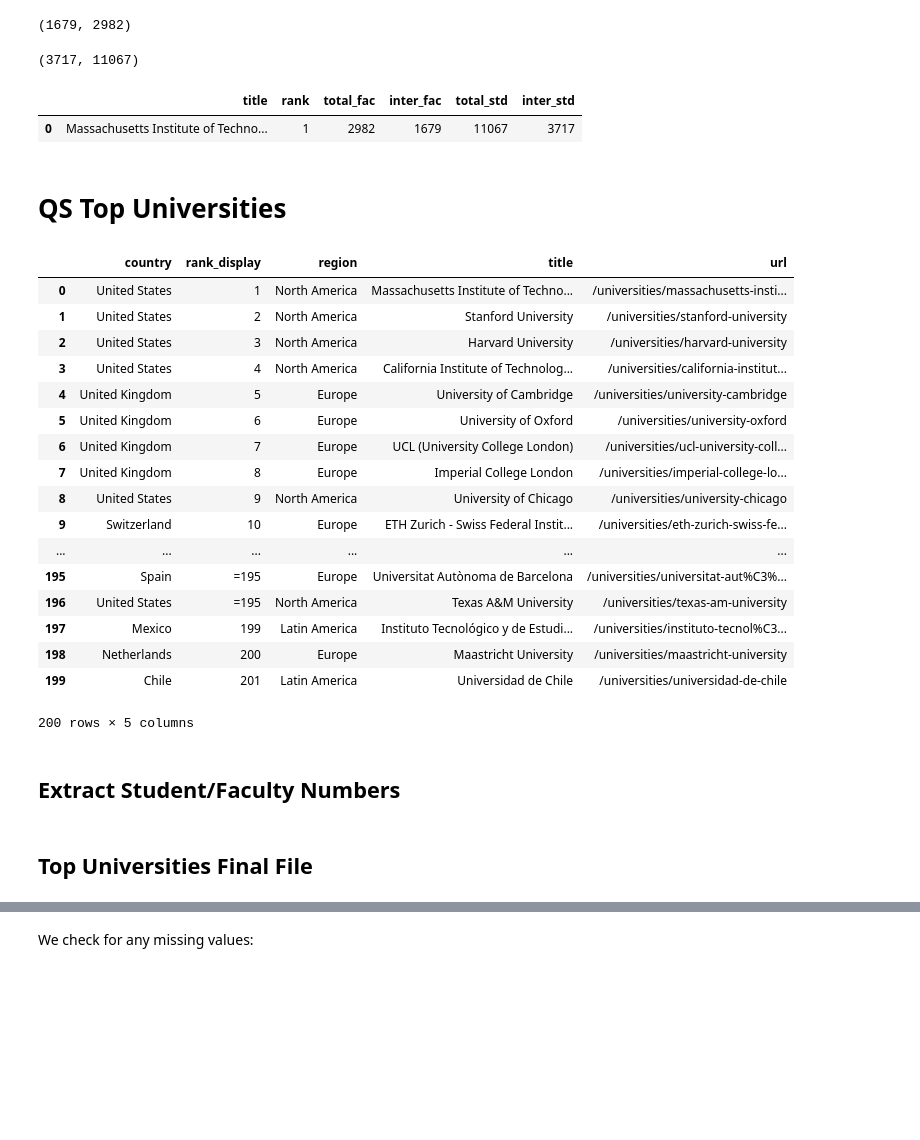
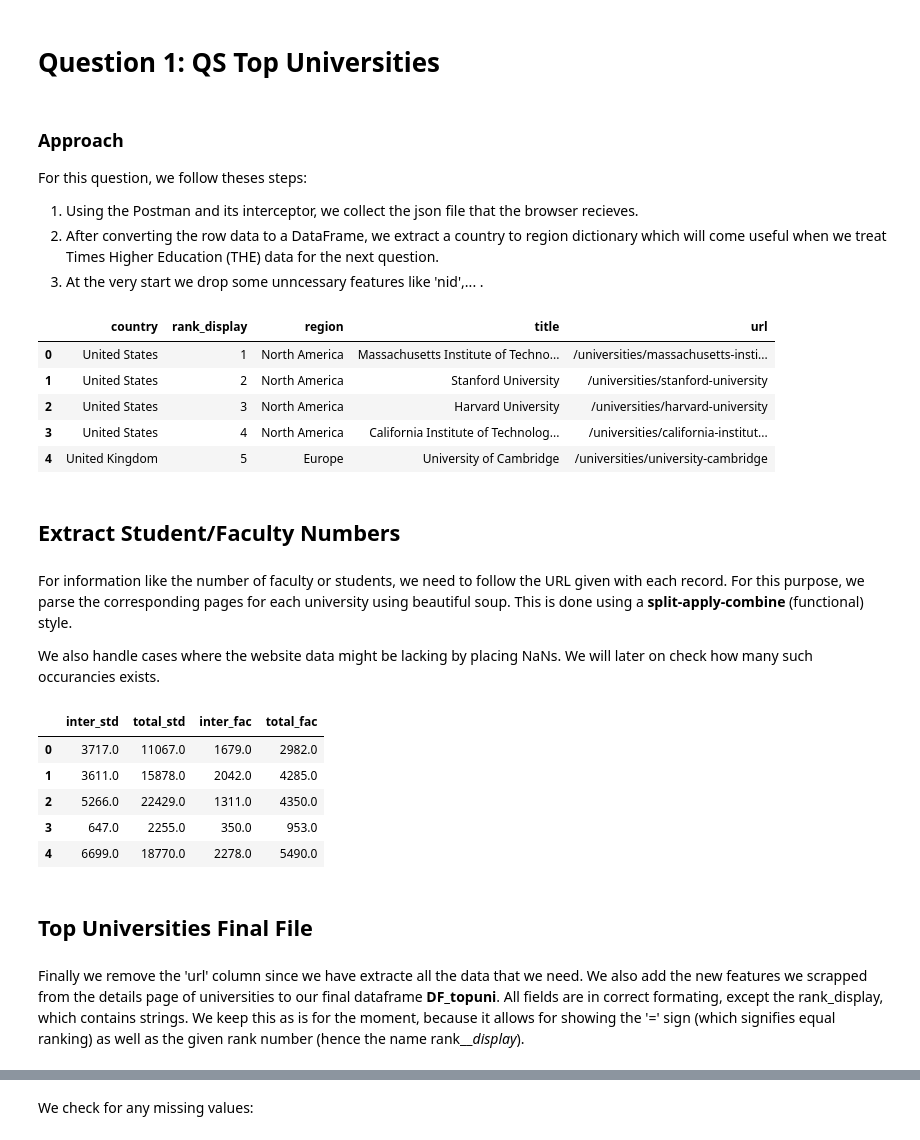
Before and after one commit to m-yaghini/ada17, a Jupyter notebook: homework2/Homework 2 - M.Y..ipynb, the cells around one changed output, grey strips where cells are left out. Drawn from its saved outputs; the diff is of its cells as text; code cells hidden in the pictures; blank space fills up the shorter version.

```diff
--- a/homework2/Homework 2 - M.Y..ipynb
+++ b/homework2/Homework 2 - M.Y..ipynb
@@ -111,41 +48,12 @@ scripts
-# %%
-# Extracting number of  total faculty memebrs
-total_fac_set = soup.find_all('div', 'total faculty')
-total_fac = int(total_fac_set[0].div.find_all('div', 'number')[0].get_text().strip().replace(',', ''))
-
-
-# Extracting number of  international faculty memebrs
-inter_fac_set = soup.find_all('div', 'inter faculty')
-inter_fac = int(inter_fac_set[0].div.find_all('div', 'number')[0].get_text().strip().replace(',', ''))
-
-
-inter_fac, total_fac
-# %% [output]
-(1679, 2982)
-# %%
-# Extracting number of  total students
-total_std_set = soup.find_all('div', 'total student')
-total_std = int(total_std_set[0].div.find_all('div', 'number')[0].get_text().strip().replace(',', ''))
-
-# Extracting number of international students
-inter_std_set = soup.find_all('div', 'total inter')
-inter_std = int(inter_std_set[0].div.find_all('div', 'number')[0].get_text().strip().replace(',', ''))
-
-
-inter_std, total_std
-# %% [output]
-(3717, 11067)
-# %%
-df = pd.DataFrame.from_records([{'title': title, 'rank': ranking,
-                   'total_fac' : total_fac, 'inter_fac' : inter_fac,
-                   'total_std' : total_std, 'inter_std' : inter_std }],
-                               columns=['title', 'rank', 'total_fac', 'inter_fac', 'total_std', 'inter_std'])
-df
-# %% [output]
-|  | title | rank | total_fac | inter_fac | total_std | inter_std |
-| 0 | Massachusetts Institute of Techno... | 1 | 2982 | 1679 | 11067 | 3717 |
 # %% [markdown]
-# QS Top Universities
+# Question 1: QS Top Universities
+# %% [markdown]
+### Approach
+
+For this question, we follow theses steps:
+1. Using the Postman and its interceptor, we collect the json file that the browser recieves.
+2. After converting the row data to a DataFrame, we extract a country to region dictionary which will come useful when we treat Times Higher Education (THE) data for the next question.
+3. At the very start we drop some unncessary features like 'nid',... .
 # %%
 NUMOF_UNIVERSITIES = 200
 # %%
@@ -153,36 +61,26 @@ r = requests.get('https://www.topuniversities.com/sites/default/files/qs-ranking
 # %%
 raw_data = r.json()['data']
 DF = pd.DataFrame.from_dict(raw_data)
 
 # Extracting the country->region dictionary mapping for THE
 country2region = dict(DF[['country', 'region']].values.tolist())
 
 DF = DF[:NUMOF_UNIVERSITIES]
 DF = DF.drop(['core_id', 'guide', 'nid', 'stars', 'logo', 'cc', 'score'], axis=1)
-# DF
-raw_data
-DF
+DF.head()
 # %% [output]
 |  | country | rank_display | region | title | url |
 | 0 | United States | 1 | North America | Massachusetts Institute of Techno... | /universities/massachusetts-insti... |
 | 1 | United States | 2 | North America | Stanford University | /universities/stanford-university |
 | 2 | United States | 3 | North America | Harvard University | /universities/harvard-university |
 | 3 | United States | 4 | North America | California Institute of Technolog... | /universities/california-institut... |
 | 4 | United Kingdom | 5 | Europe | University of Cambridge | /universities/university-cambridge |
-| 5 | United Kingdom | 6 | Europe | University of Oxford | /universities/university-oxford |
-| 6 | United Kingdom | 7 | Europe | UCL (University College London) | /universities/ucl-university-coll... |
-| 7 | United Kingdom | 8 | Europe | Imperial College London | /universities/imperial-college-lo... |
-| 8 | United States | 9 | North America | University of Chicago | /universities/university-chicago |
-| 9 | Switzerland | 10 | Europe | ETH Zurich - Swiss Federal Instit... | /universities/eth-zurich-swiss-fe... |
-| ... | ... | ... | ... | ... | ... |
-| 195 | Spain | =195 | Europe | Universitat Autònoma de Barcelona | /universities/universitat-aut%C3%... |
-| 196 | United States | =195 | North America | Texas A&M University | /universities/texas-am-university |
-| 197 | Mexico | 199 | Latin America | Instituto Tecnológico y de Estudi... | /universities/instituto-tecnol%C3... |
-| 198 | Netherlands | 200 | Europe | Maastricht University | /universities/maastricht-university |
-| 199 | Chile | 201 | Latin America | Universidad de Chile | /universities/universidad-de-chile |
-200 rows × 5 columns
 # %% [markdown]
 ## Extract Student/Faculty Numbers
+# %% [markdown]
+For information like the number of faculty or students, we need to follow the URL given with each record. For this purpose, we parse the corresponding pages for each university using beautiful soup. This is done using a **split-apply-combine** (functional) style.
+
+We also handle cases where the website data might be lacking by placing NaNs. We will later on check how many such occurancies exists.
 # %%
 def extract_numbers(address_complement): # Extracts the number of total/international faculties/students in a tuple
     # Make the request
@@ -224,10 +119,23 @@ def extract_numbers(address_complement): # Extracts the number of total/internat
 
     return inter_std, total_std, inter_fac, total_fac
 # %%
-numbers_DF = DF['url'].apply(lambda x:extract_numbers(x)).apply(pd.Series)
+numbers_DF = (DF['url'].apply(lambda x:extract_numbers(x)) # Applying the function to each URL.
+                       .apply(pd.Series)) # This seperates the 4-tuple into seperate data frame columns.
+
+# The columns are named [0, 1, 2, 3], we renamed them appropriately.
 numbers_DF.rename(columns=dict(zip(range(4),['inter_std', 'total_std', 'inter_fac', 'total_fac'])), inplace=True)
+numbers_DF.head()
+# %% [output]
+|  | inter_std | total_std | inter_fac | total_fac |
+| 0 | 3717.0 | 11067.0 | 1679.0 | 2982.0 |
+| 1 | 3611.0 | 15878.0 | 2042.0 | 4285.0 |
+| 2 | 5266.0 | 22429.0 | 1311.0 | 4350.0 |
+| 3 | 647.0 | 2255.0 | 350.0 | 953.0 |
+| 4 | 6699.0 | 18770.0 | 2278.0 | 5490.0 |
 # %% [markdown]
 ## Top Universities Final File
+# %% [markdown]
+Finally we remove the 'url' column since we have extracte all the data that we need. We also add the new features we scrapped from the details page of universities to our final dataframe **DF_topuni**. All fields are in correct formating, except the rank_display, which contains strings. We keep this as is for the moment, because it allows for showing the '=' sign (which signifies equal ranking) as well as the given rank number (hence the name rank__*display*).
 # %%
 DF_ = DF.drop('url', axis=1)
 DF_topuni = pd.concat((DF_, numbers_DF), axis=1)
```
Also changed, not shown: parts of 27 cells of this notebook, 1 other file.
